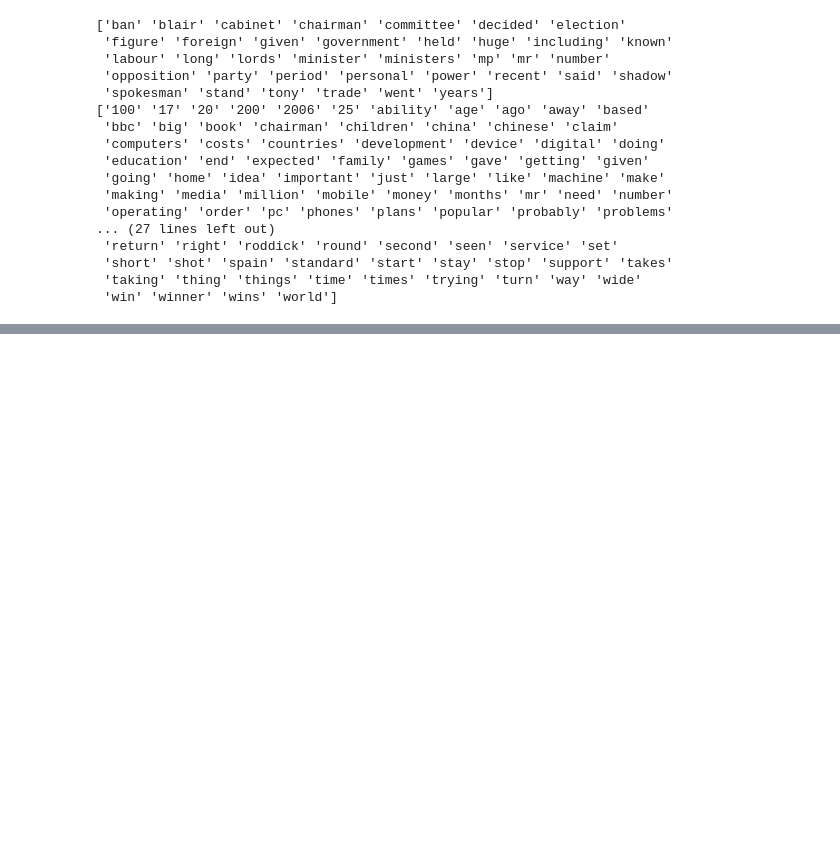
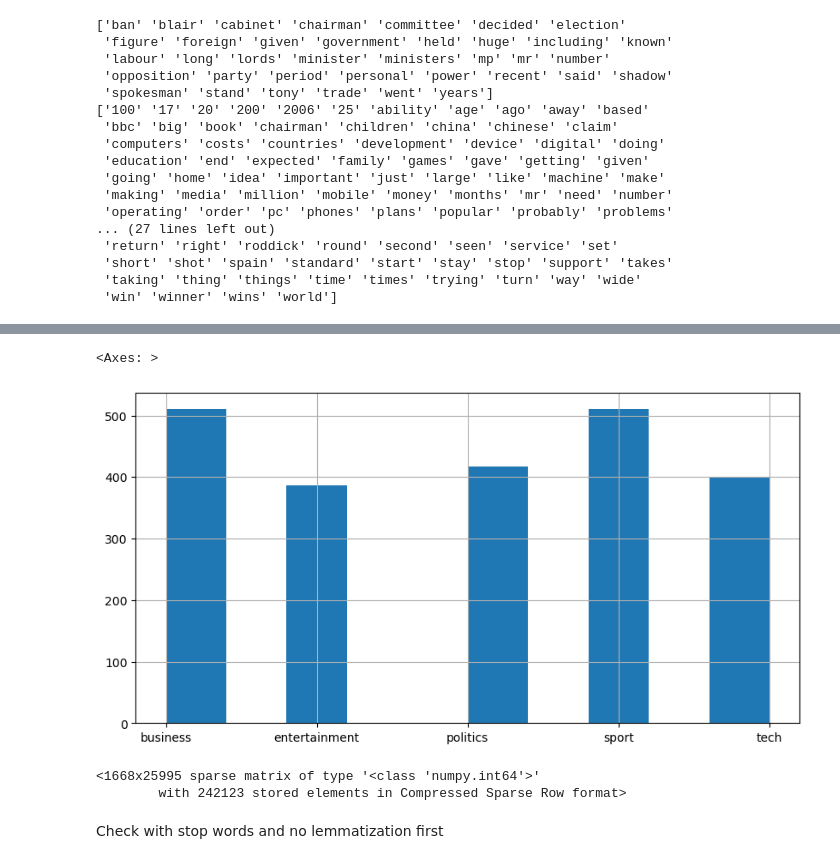
Before and after one commit to KlemPear/MachineLearning, a Jupyter notebook: count_vectorizer.ipynb, the cells around one changed output, grey strips where cells are left out. Saved outputs shown, nothing was run; the diff lists cells and outputs as text; code cells hidden in the pictures; blank space fills up the shorter version.

```diff
--- a/count_vectorizer.ipynb
+++ b/count_vectorizer.ipynb
@@ -259,0 +300,2 @@ print(KMeans_centers_words[4]) ## sports/entertainment?
+# %%
+df = pd.read_csv('../datasets/bbc/bbc_text_cls.csv')
@@ -259,0 +311,9 @@ print(KMeans_centers_words[4]) ## sports/entertainment?
+# %%
+inputs = df['text']
+labels = df['labels']
+# %%
+# Let's see if we have imbalanced classes
+labels.hist(figsize=(10,5))
+# %% [output]
+<Axes: >
+[figure, added]
@@ -259,0 +328,7 @@ print(KMeans_centers_words[4]) ## sports/entertainment?
+# %%
+Xtrain
+# %% [output]
+<1668x25995 sparse matrix of type '<class 'numpy.int64'>'
+        with 242123 stored elements in Compressed Sparse Row format>
+# %% [markdown]
+Check with stop words and no lemmatization first
```
Also changed, not shown: parts of 16 cells of this notebook, 1 other file.
